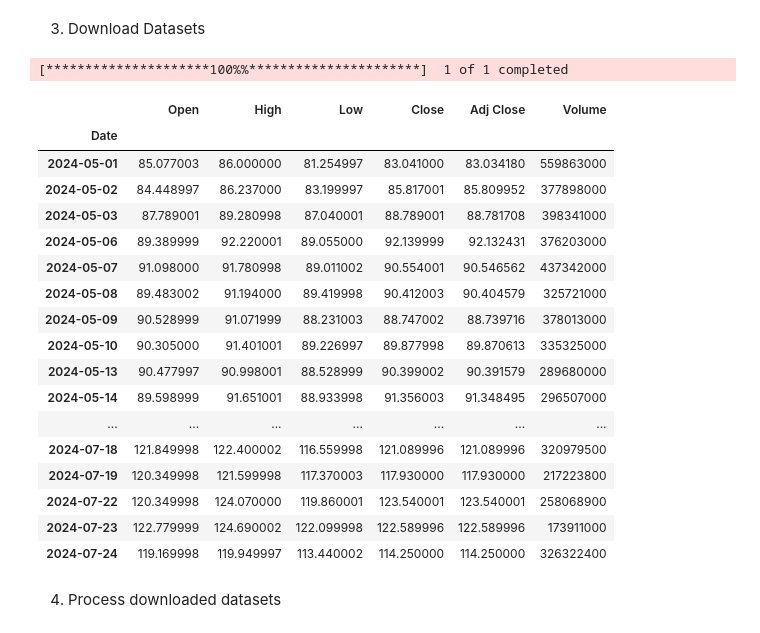
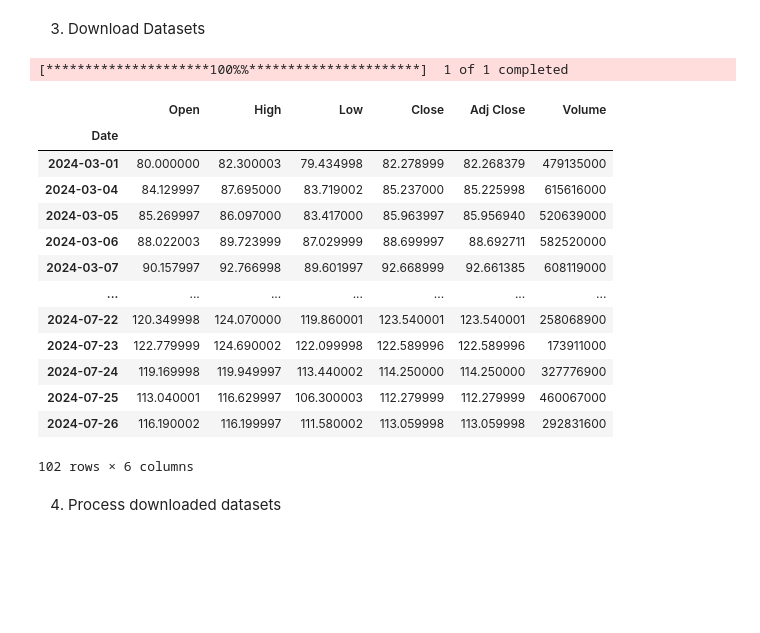
Before and after one commit to ctkqiang/StockAnalysis, a Jupyter notebook: Stock_analysis.ipynb, the cells around one changed output. Cells and saved outputs as stored; diff of their text form; code cells hidden in the pictures; blank space fills up the shorter version.

```diff
--- a/Stock_analysis.ipynb
+++ b/Stock_analysis.ipynb
@@ -116,31 +116,27 @@ display(df)
 # %%
 ticker = "NVDA" # Change this Accordingly
 
 download = False
 
-stock_data = yf.download(ticker, start="2024-05-01", end="2024-07-25")
+stock_data = yf.download(ticker, start="2024-03-01", end="2024-07-28")
 
 display(stock_data)
 # %% [output]
 [*********************100%%**********************]  1 of 1 completed
 |  | Open | High | Low | Close | Adj Close | Volume |
 | Date |  |  |  |  |  |  |
-| 2024-05-01 | 85.077003 | 86.000000 | 81.254997 | 83.041000 | 83.034180 | 559863000 |
-| 2024-05-02 | 84.448997 | 86.237000 | 83.199997 | 85.817001 | 85.809952 | 377898000 |
-| 2024-05-03 | 87.789001 | 89.280998 | 87.040001 | 88.789001 | 88.781708 | 398341000 |
-| 2024-05-06 | 89.389999 | 92.220001 | 89.055000 | 92.139999 | 92.132431 | 376203000 |
-| 2024-05-07 | 91.098000 | 91.780998 | 89.011002 | 90.554001 | 90.546562 | 437342000 |
-| 2024-05-08 | 89.483002 | 91.194000 | 89.419998 | 90.412003 | 90.404579 | 325721000 |
-| 2024-05-09 | 90.528999 | 91.071999 | 88.231003 | 88.747002 | 88.739716 | 378013000 |
-| 2024-05-10 | 90.305000 | 91.401001 | 89.226997 | 89.877998 | 89.870613 | 335325000 |
-| 2024-05-13 | 90.477997 | 90.998001 | 88.528999 | 90.399002 | 90.391579 | 289680000 |
-| 2024-05-14 | 89.598999 | 91.651001 | 88.933998 | 91.356003 | 91.348495 | 296507000 |
+| 2024-03-01 | 80.000000 | 82.300003 | 79.434998 | 82.278999 | 82.268379 | 479135000 |
+| 2024-03-04 | 84.129997 | 87.695000 | 83.719002 | 85.237000 | 85.225998 | 615616000 |
+| 2024-03-05 | 85.269997 | 86.097000 | 83.417000 | 85.963997 | 85.956940 | 520639000 |
+| 2024-03-06 | 88.022003 | 89.723999 | 87.029999 | 88.699997 | 88.692711 | 582520000 |
+| 2024-03-07 | 90.157997 | 92.766998 | 89.601997 | 92.668999 | 92.661385 | 608119000 |
 | ... | ... | ... | ... | ... | ... | ... |
-| 2024-07-18 | 121.849998 | 122.400002 | 116.559998 | 121.089996 | 121.089996 | 320979500 |
-| 2024-07-19 | 120.349998 | 121.599998 | 117.370003 | 117.930000 | 117.930000 | 217223800 |
 | 2024-07-22 | 120.349998 | 124.070000 | 119.860001 | 123.540001 | 123.540001 | 258068900 |
 | 2024-07-23 | 122.779999 | 124.690002 | 122.099998 | 122.589996 | 122.589996 | 173911000 |
-| 2024-07-24 | 119.169998 | 119.949997 | 113.440002 | 114.250000 | 114.250000 | 326322400 |
+| 2024-07-24 | 119.169998 | 119.949997 | 113.440002 | 114.250000 | 114.250000 | 327776900 |
+| 2024-07-25 | 113.040001 | 116.629997 | 106.300003 | 112.279999 | 112.279999 | 460067000 |
+| 2024-07-26 | 116.190002 | 116.199997 | 111.580002 | 113.059998 | 113.059998 | 292831600 |
+102 rows × 6 columns
 # %% [markdown]
 4. Process downloaded datasets
 # %%
```
Also changed, not shown: parts of 7 cells of this notebook, 3 other files.
